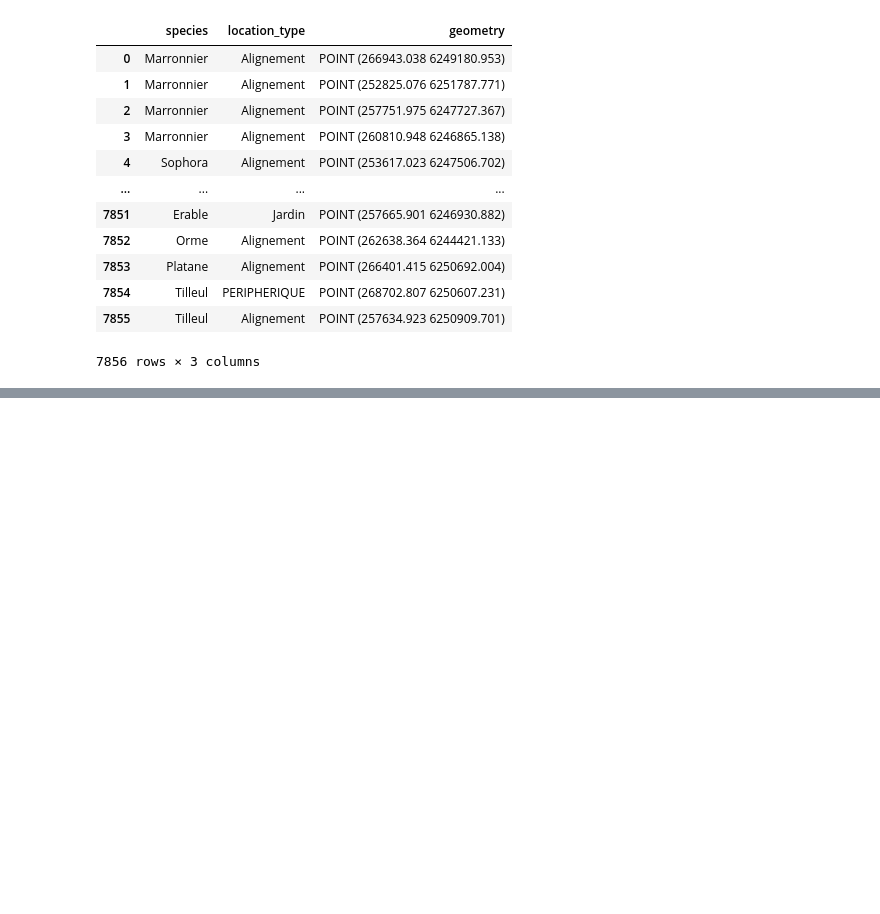
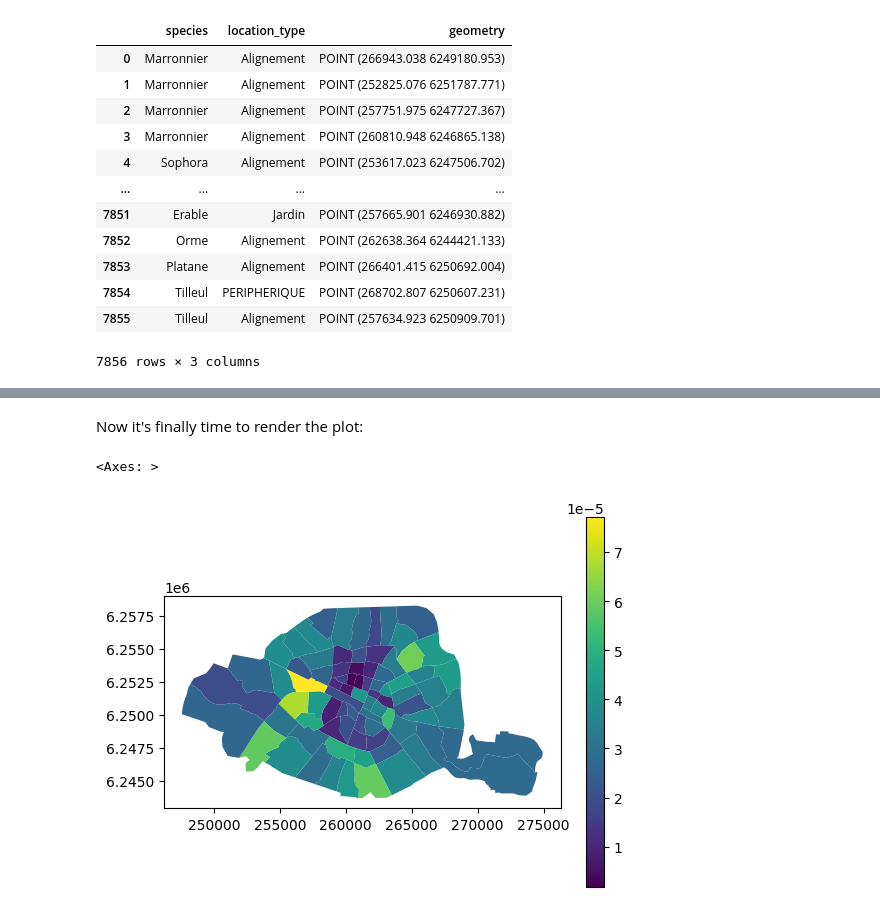
Before and after one commit to readyready15728/datacamp-python-notebooks, a Jupyter notebook: working_with_geospatial_data_in_python/working_with_geospatial_data_in_python.ipynb, the cells around one changed output, grey strips where cells are left out. Cells and saved outputs as stored; diff of their text form; code cells hidden in the pictures; blank space fills up the shorter version.

```diff
--- a/working_with_geospatial_data_in_python/working_with_geospatial_data_in_python.ipynb
+++ b/working_with_geospatial_data_in_python/working_with_geospatial_data_in_python.ipynb
@@ -388,0 +393,3 @@ trees
+# %%
+joined = gpd.sjoin(trees, districts, predicate='within')
+joined
@@ -388,0 +412,4 @@ trees
+# %%
+trees_by_district = joined.groupby('district_name').size()
+trees_by_district = trees_by_district.to_frame(name='n_trees')
+trees_by_district
@@ -388,0 +437,3 @@ trees
+# %%
+districts_trees = pd.merge(districts, trees_by_district, on='district_name')
+districts_trees
@@ -388,0 +456,3 @@ trees
+# %%
+districts_trees['n_trees_per_area'] = districts_trees['n_trees'] / districts_trees.area
+districts_trees
@@ -388,0 +473,7 @@ trees
+# %% [markdown]
+Now it's finally time to render the plot:
+# %%
+districts_trees.plot('n_trees_per_area', legend=True)
+# %% [output]
+<Axes: >
+[figure, added]
```
Also changed, not shown: parts of 67 cells of this notebook.
